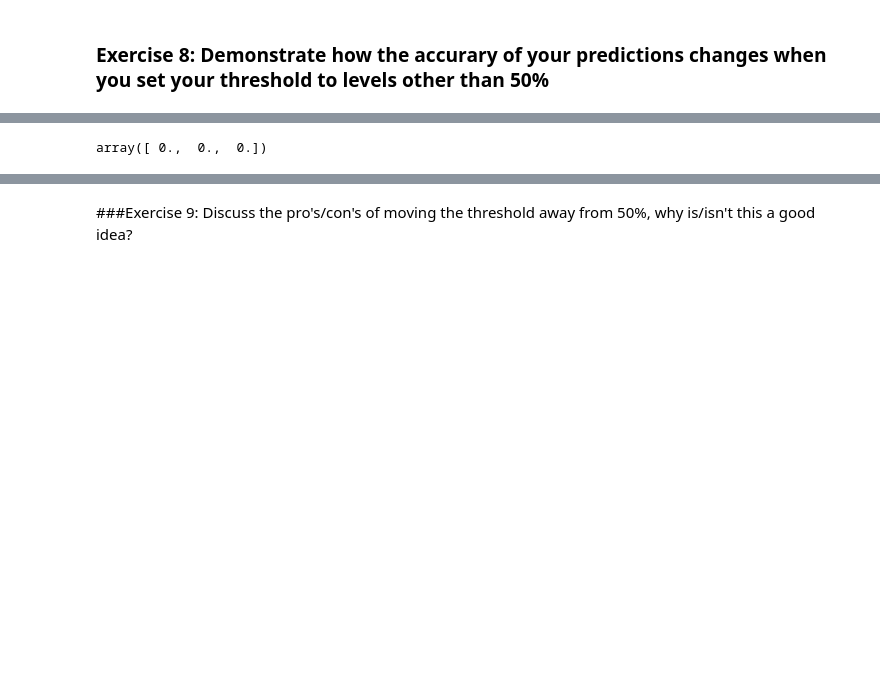
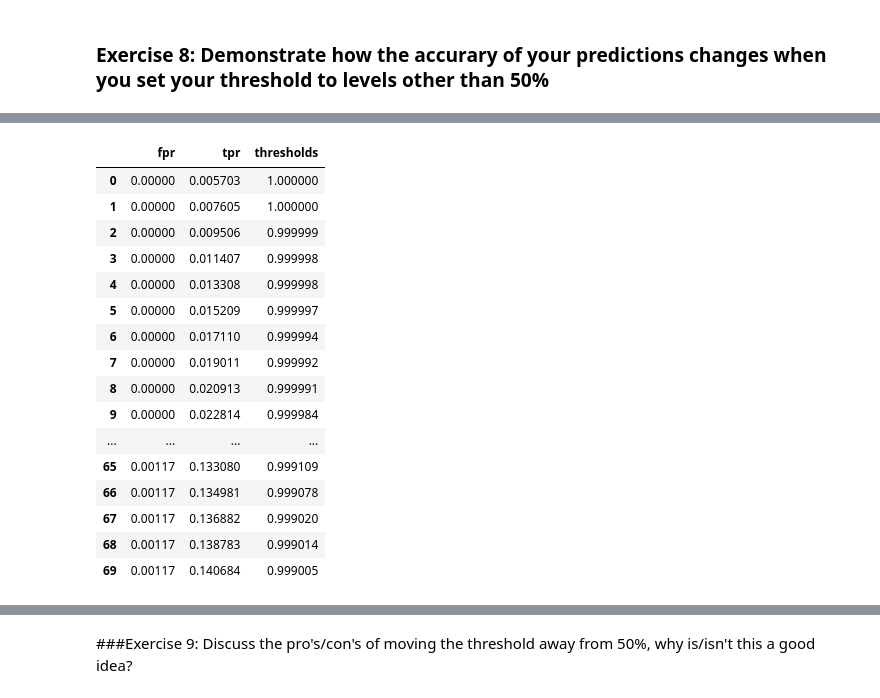
Before and after one commit to selwyth/DAT_SF_12, a Jupyter notebook: Homework/Dat_SF_12-Midterm-Questions_DF.ipynb, the cells around one changed output, grey strips where cells are left out. Cells and saved outputs as stored; diff of their text form; code cells hidden in the pictures; blank space fills up the shorter version.

```diff
--- a/Homework/Dat_SF_12-Midterm-Questions_DF.ipynb
+++ b/Homework/Dat_SF_12-Midterm-Questions_DF.ipynb
@@ -332,8 +333,24 @@ spam rate is 39.4%
 # %%
 from sklearn.metrics import roc_curve
 fpr, tpr, thresholds = roc_curve(y_test, logit_all.predict_proba(X_test)[:,1])
 
-roc_table = np.concatenate((fpr, tpr, thresholds))
-roc_table.
+roc_table = pd.DataFrame(np.column_stack((fpr.T, tpr.T, thresholds.T)), columns = ['fpr', 'tpr', 'thresholds'])
+roc_table.head(n = 70)
 # %% [output]
-array([ 0.,  0.,  0.])
+|  | fpr | tpr | thresholds |
+| 0 | 0.00000 | 0.005703 | 1.000000 |
+| 1 | 0.00000 | 0.007605 | 1.000000 |
+| 2 | 0.00000 | 0.009506 | 0.999999 |
+| 3 | 0.00000 | 0.011407 | 0.999998 |
+| 4 | 0.00000 | 0.013308 | 0.999998 |
+| 5 | 0.00000 | 0.015209 | 0.999997 |
+| 6 | 0.00000 | 0.017110 | 0.999994 |
+| 7 | 0.00000 | 0.019011 | 0.999992 |
+| 8 | 0.00000 | 0.020913 | 0.999991 |
+| 9 | 0.00000 | 0.022814 | 0.999984 |
+| ... | ... | ... | ... |
+| 65 | 0.00117 | 0.133080 | 0.999109 |
+| 66 | 0.00117 | 0.134981 | 0.999078 |
+| 67 | 0.00117 | 0.136882 | 0.999020 |
+| 68 | 0.00117 | 0.138783 | 0.999014 |
+| 69 | 0.00117 | 0.140684 | 0.999005 |
```
Also changed, not shown: parts of 29 cells of this notebook, 1 other file.
